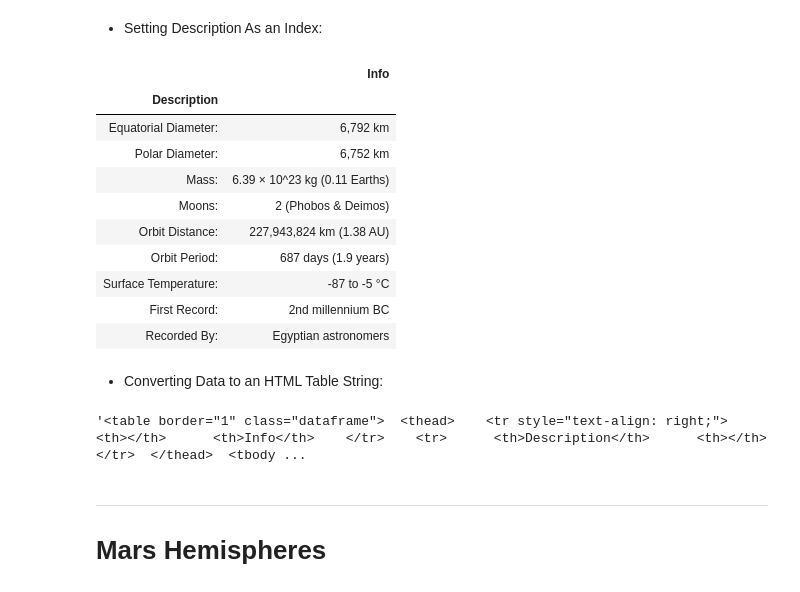
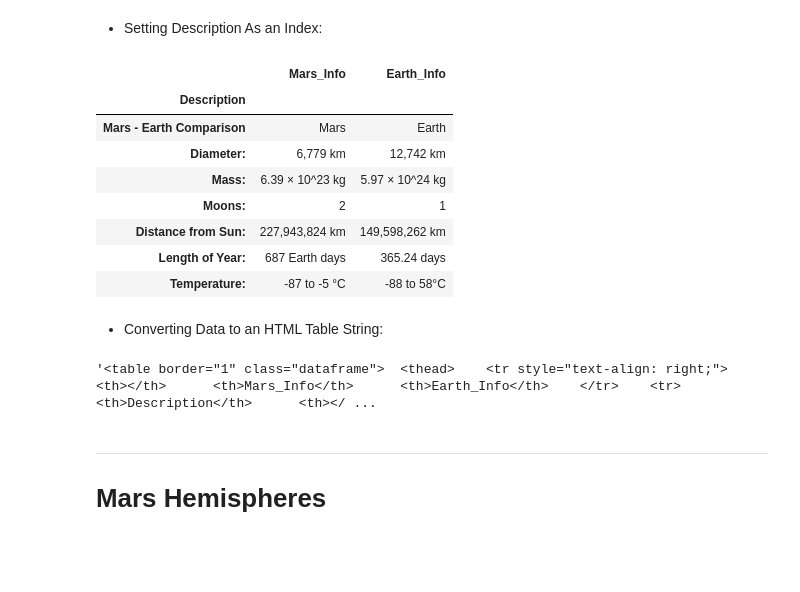
Before and after one commit to helenaz0523/web-scraping-challenge, a Jupyter notebook: Mission_to_Mars/mission_to_mars.ipynb, the cells around one changed output. Saved outputs shown, nothing was run; the diff lists cells and outputs as text; code cells hidden in the pictures; blank space fills up the shorter version.

```diff
--- a/Mission_to_Mars/mission_to_mars.ipynb
+++ b/Mission_to_Mars/mission_to_mars.ipynb
@@ -136,3 +156,6 @@ url = "https://space-facts.com/mars/"
+# %%
+url = "https://galaxyfacts-mars.com/"
+browser.visit(url)
 # %% [markdown]
 + Using Pandas to Read All Tables From URL:
 # %%
@@ -157,0 +185,5 @@ mars_table_df
+# %%
+plant_table_df = tables[0]
+print(plant_table_df )
+plant_table_df.columns = ["Description", "Mars_Info","Earth_Info"]
+plant_table_df
@@ -158,30 +207,28 @@ mars_table_df
 # %% [markdown]
 + Setting Description As an Index:
 # %%
-mars_table_df.set_index('Description', inplace=True)
-mars_table_df
+plant_table_df.set_index('Description', inplace=True)
+plant_table_df
 # %% [output]
-|  | Info |
-| Description |  |
-| Equatorial Diameter: | 6,792 km |
-| Polar Diameter: | 6,752 km |
-| Mass: | 6.39 × 10^23 kg (0.11 Earths) |
-| Moons: | 2 (Phobos & Deimos) |
-| Orbit Distance: | 227,943,824 km (1.38 AU) |
-| Orbit Period: | 687 days (1.9 years) |
-| Surface Temperature: | -87 to -5 °C |
-| First Record: | 2nd millennium BC |
-| Recorded By: | Egyptian astronomers |
+|  | Mars_Info | Earth_Info |
+| Description |  |  |
+| Mars - Earth Comparison | Mars | Earth |
+| Diameter: | 6,779 km | 12,742 km |
+| Mass: | 6.39 × 10^23 kg | 5.97 × 10^24 kg |
+| Moons: | 2 | 1 |
+| Distance from Sun: | 227,943,824 km | 149,598,262 km |
+| Length of Year: | 687 Earth days | 365.24 days |
+| Temperature: | -87 to -5 °C | -88 to 58°C |
 # %% [markdown]
 + Converting Data to an HTML Table String:
 # %%
-#mars_table_df.to_html('table.html')
+#plant_table_df.to_html('table.html')
 
-mars_html_table = mars_table_df.to_html()
-mars_html_table = mars_html_table.replace("\n", "")
-mars_html_table
+plant_html_table = plant_table_df.to_html()
+plant_html_table = plant_html_table.replace("\n", "")
+plant_html_table
 # %% [output]
-'<table border="1" class="dataframe">  <thead>    <tr style="text-align: right;">      <th></th>      <th>Info</th>    </tr>    <tr>      <th>Description</th>      <th></th>    </tr>  </thead>  <tbody ...
+'<table border="1" class="dataframe">  <thead>    <tr style="text-align: right;">      <th></th>      <th>Mars_Info</th>      <th>Earth_Info</th>    </tr>    <tr>      <th>Description</th>      <th></ ...
 # %% [markdown]
 ---
 # Mars Hemispheres
```
Also changed, not shown: parts of 46 cells of this notebook, 16 other files.
